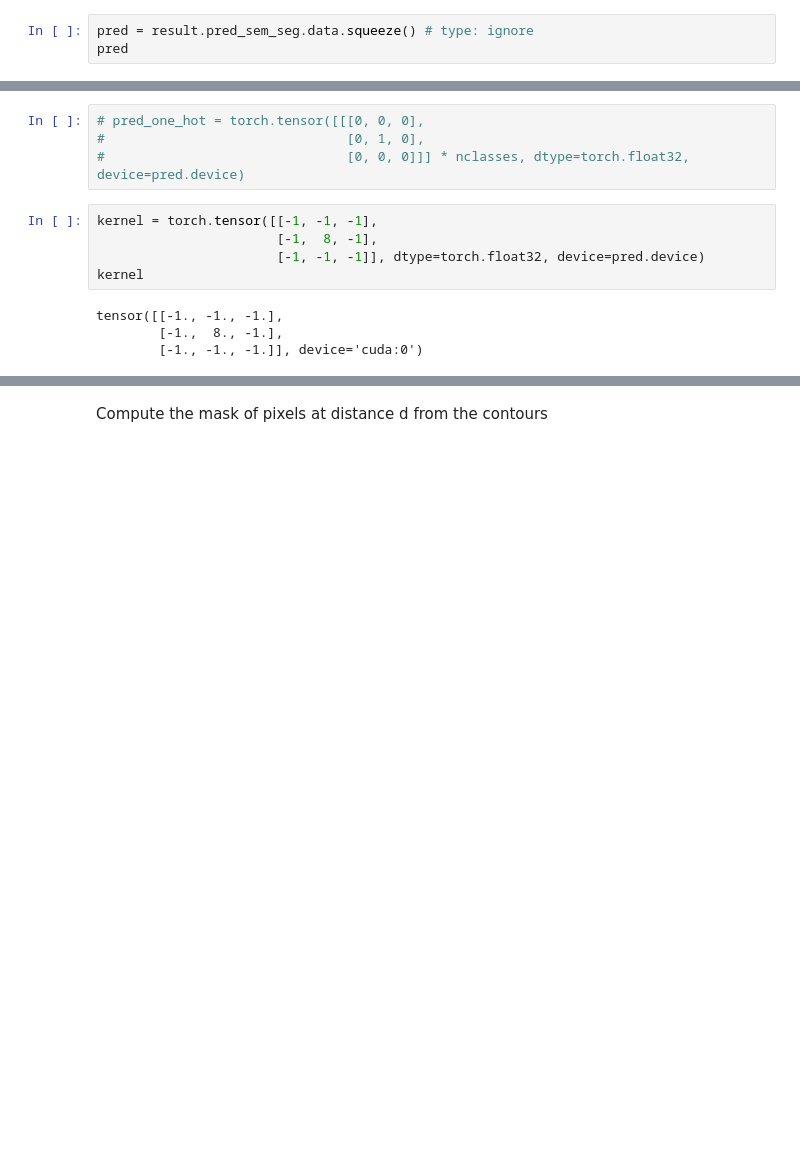
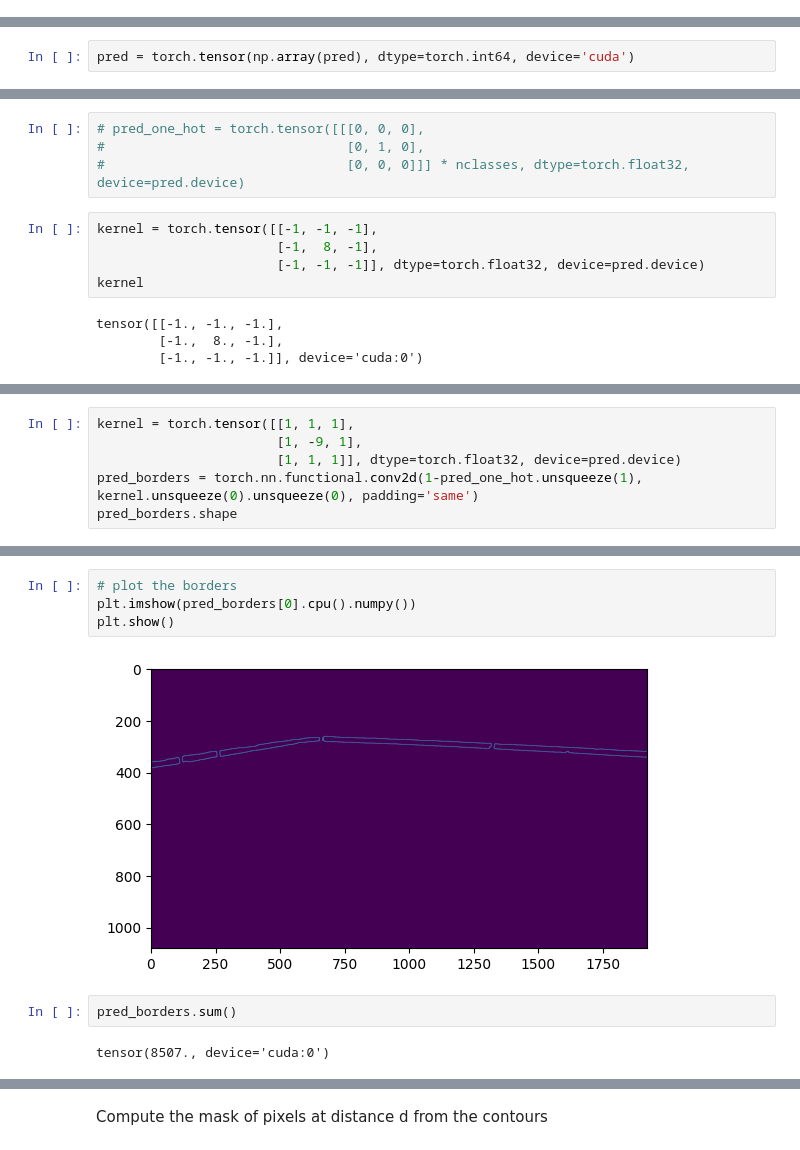
Before and after one commit to SoccerNet/sn-banner, a Jupyter notebook: BIoU.ipynb, the cells around one changed output, grey strips where cells are left out. Drawn from its saved outputs; the diff is of its cells as text; blank space fills up the shorter version.

```diff
--- a/BIoU.ipynb
+++ b/BIoU.ipynb
@@ -96,6 +90,3 @@ tensor([[0, 0, 0,  ..., 0, 0, 0],
         [0, 0, 0,  ..., 0, 0, 0],
         [0, 0, 0,  ..., 0, 0, 0],
         [0, 0, 0,  ..., 0, 0, 0]], device='cuda:0')
-# %%
-pred = result.pred_sem_seg.data.squeeze() # type: ignore
-pred
@@ -110,5 +93,7 @@ tensor([[0, 0, 0,  ..., 0, 0, 0],
 # %%
 gt_one_hot = torch.nn.functional.one_hot(gt, num_classes=nclasses).permute(2, 0, 1).float()
+# %%
+pred = torch.tensor(np.array(pred), dtype=torch.int64, device='cuda')
 # %%
 pred_one_hot = torch.nn.functional.one_hot(pred, num_classes=nclasses).permute(2, 0, 1).float()
 pred_one_hot
@@ -154,0 +160,6 @@ torch.Size([18, 1, 1080, 1920])
+# %%
+kernel = torch.tensor([[1, 1, 1],
+                       [1, -9, 1],
+                       [1, 1, 1]], dtype=torch.float32, device=pred.device)
+pred_borders = torch.nn.functional.conv2d(1-pred_one_hot.unsqueeze(1), kernel.unsqueeze(0).unsqueeze(0), padding='same')
+pred_borders.shape
@@ -160,3 +196,13 @@ torch.Size([18, 1080, 1920])
+# %%
+# plot the borders
+plt.imshow(pred_borders[0].cpu().numpy())
+plt.show()
+# %% [output]
+[figure, added]
+# %%
+pred_borders.sum()
+# %% [output]
+tensor(8507., device='cuda:0')
 # %%
 gt_borders = torch.nn.functional.conv2d(gt_one_hot.unsqueeze(1), kernel.unsqueeze(0).unsqueeze(0), padding='same')
 gt_borders.squeeze_()
```
Also changed, not shown: parts of 65 cells of this notebook, 4 other files.
